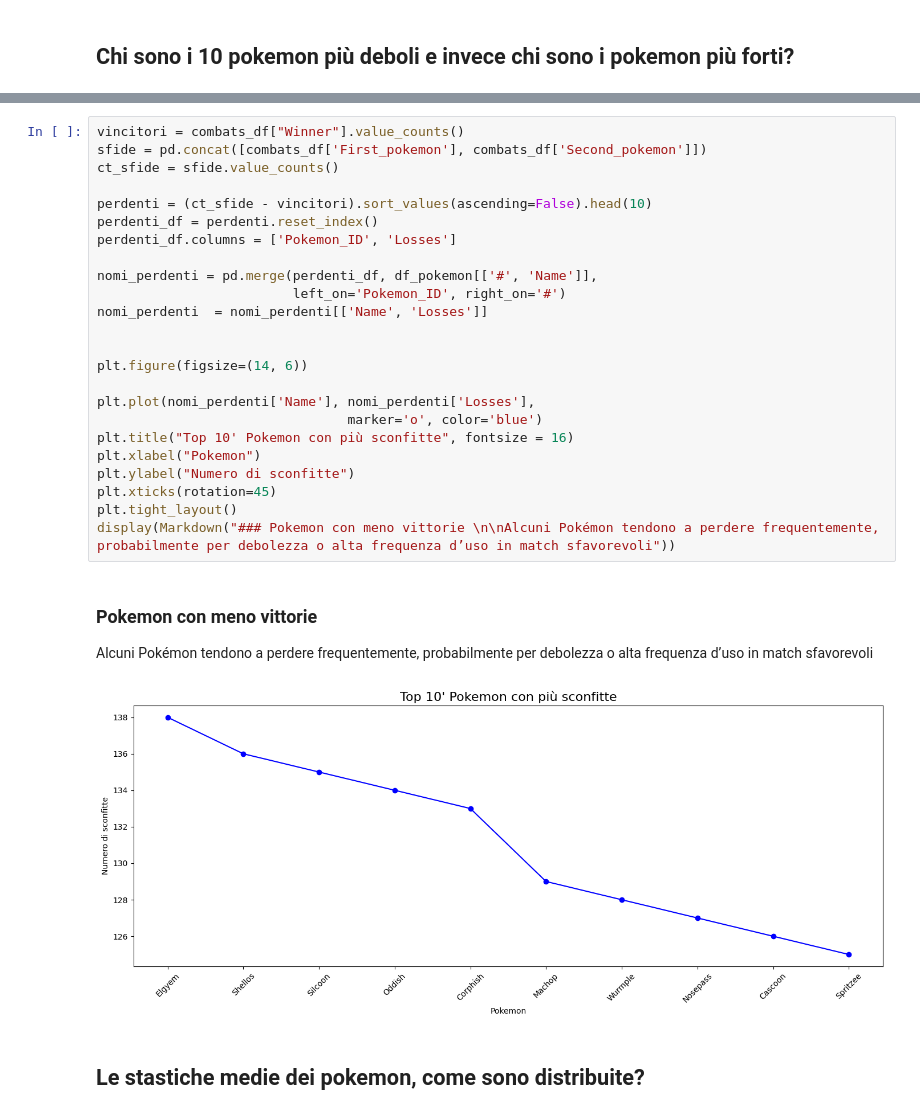
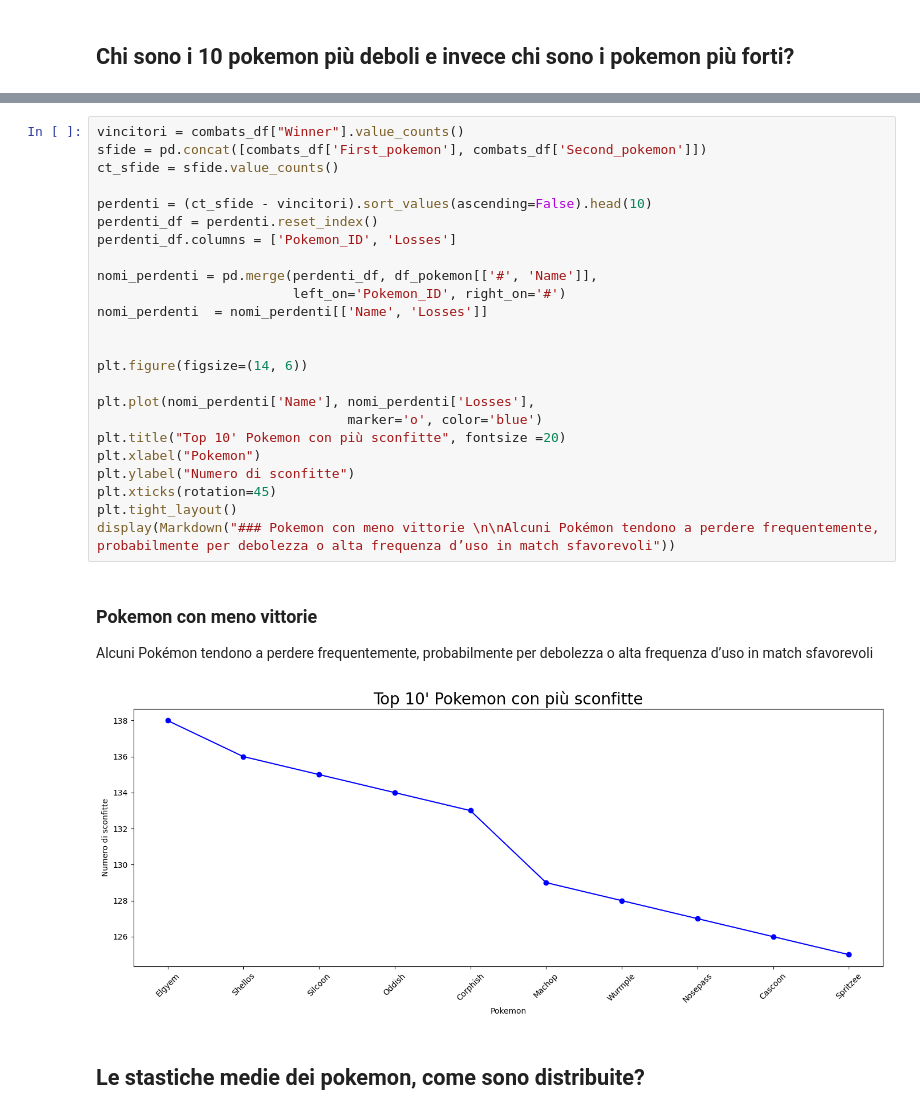
Before and after one commit to Nicolas173446/Progetto_173446, a Jupyter notebook: 173446_Progetto/173446_progetto.ipynb, the cells around one changed output, grey strips where cells are left out. Cells and saved outputs as stored; diff of their text form.

```diff
--- a/173446_Progetto/173446_progetto.ipynb
+++ b/173446_Progetto/173446_progetto.ipynb
@@ -156,32 +156,32 @@ I Pokémon con più vittorie sono in gran parte starter o leggendari.
 # %%
 vincitori = combats_df["Winner"].value_counts()
 sfide = pd.concat([combats_df['First_pokemon'], combats_df['Second_pokemon']])
 ct_sfide = sfide.value_counts()
 
 perdenti = (ct_sfide - vincitori).sort_values(ascending=False).head(10)
 perdenti_df = perdenti.reset_index()
 perdenti_df.columns = ['Pokemon_ID', 'Losses']
 
 nomi_perdenti = pd.merge(perdenti_df, df_pokemon[['#', 'Name']],
                          left_on='Pokemon_ID', right_on='#')
 nomi_perdenti  = nomi_perdenti[['Name', 'Losses']]
 
 
 plt.figure(figsize=(14, 6))
 
 plt.plot(nomi_perdenti['Name'], nomi_perdenti['Losses'],
                                 marker='o', color='blue')
-plt.title("Top 10' Pokemon con più sconfitte", fontsize = 16)
+plt.title("Top 10' Pokemon con più sconfitte", fontsize =20)
 plt.xlabel("Pokemon")
 plt.ylabel("Numero di sconfitte")
 plt.xticks(rotation=45)
 plt.tight_layout()
 display(Markdown("### Pokemon con meno vittorie \n\nAlcuni Pokémon tendono a perdere frequentemente, probabilmente per debolezza o alta frequenza d’uso in match sfavorevoli"))
 # %% [output]
 ### Pokemon con meno vittorie
 
 Alcuni Pokémon tendono a perdere frequentemente, probabilmente per debolezza o alta frequenza d’uso in match sfavorevoli
-[figure, old version]
+[figure, new version]
 # %% [markdown]
 ## Le stastiche medie dei pokemon, come sono distribuite?
 # %%
```
Also changed, not shown: parts of 2 cells of this notebook, 1 other file.
